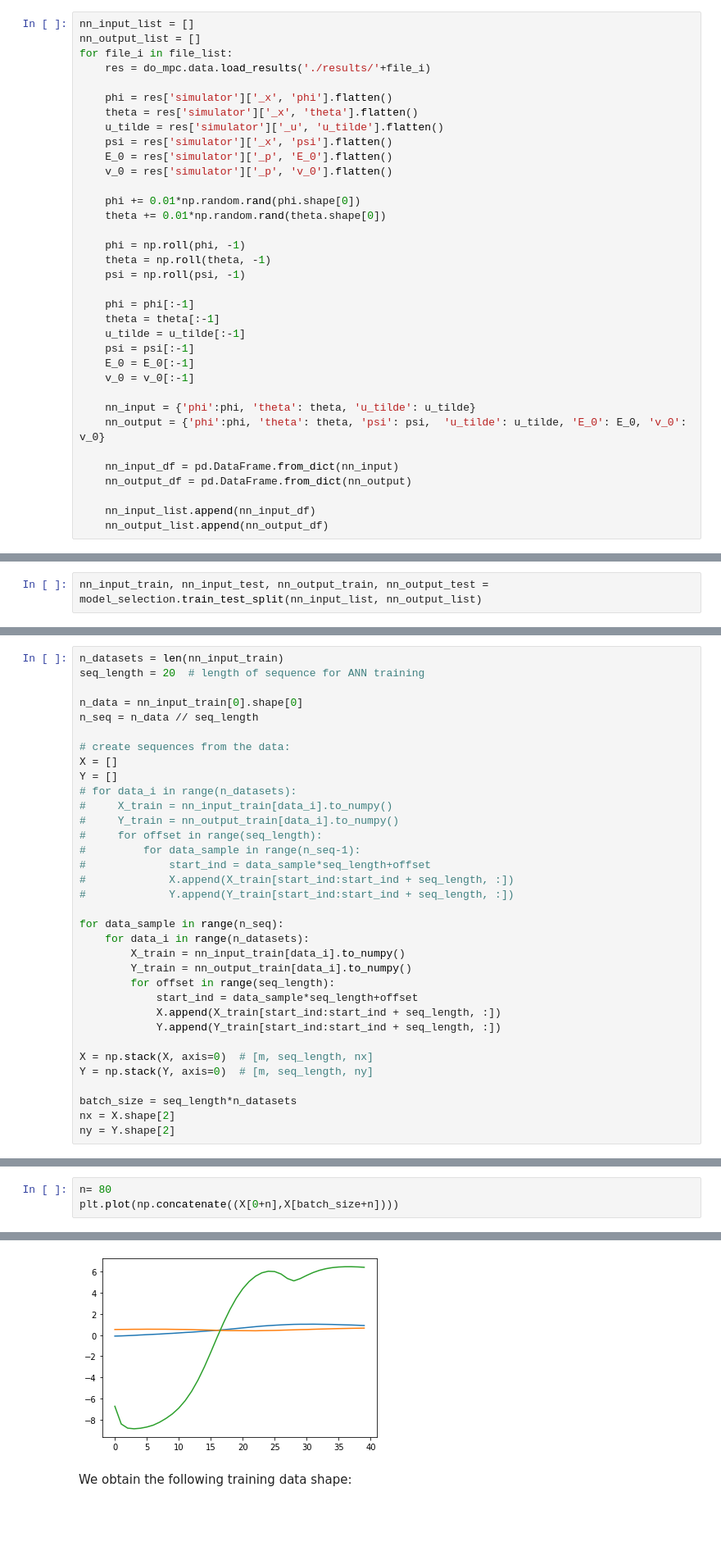
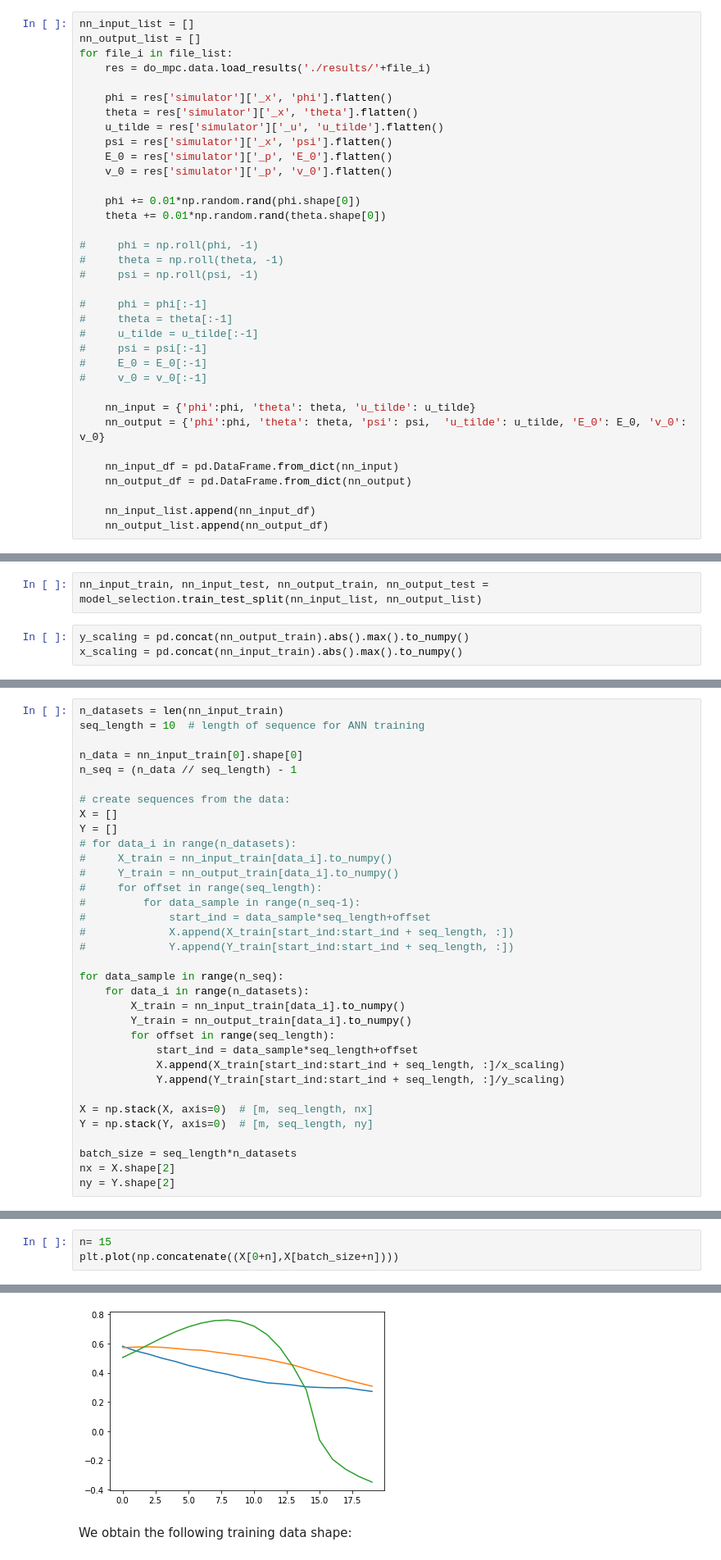
Before and after one commit to 4flixt/2020_MHE_Surrogate, a Jupyter notebook: examples/kite/Prototype_RNN.ipynb, the cells around one changed output, grey strips where cells are left out. Shown: that part at 82% size. Drawn from its saved outputs; the diff is of its cells as text; blank space fills up the shorter version.

```diff
--- a/examples/kite/Prototype_RNN.ipynb
+++ b/examples/kite/Prototype_RNN.ipynb
@@ -27,16 +27,16 @@ for file_i in file_list:
     phi += 0.01*np.random.rand(phi.shape[0])
     theta += 0.01*np.random.rand(theta.shape[0])
 
-    phi = np.roll(phi, -1)
-    theta = np.roll(theta, -1)
-    psi = np.roll(psi, -1)
+#     phi = np.roll(phi, -1)
+#     theta = np.roll(theta, -1)
+#     psi = np.roll(psi, -1)
 
-    phi = phi[:-1]
-    theta = theta[:-1]
-    u_tilde = u_tilde[:-1]
-    psi = psi[:-1]
-    E_0 = E_0[:-1]
-    v_0 = v_0[:-1]
+#     phi = phi[:-1]
+#     theta = theta[:-1]
+#     u_tilde = u_tilde[:-1]
+#     psi = psi[:-1]
+#     E_0 = E_0[:-1]
+#     v_0 = v_0[:-1]
 
     nn_input = {'phi':phi, 'theta': theta, 'u_tilde': u_tilde}
     nn_output = {'phi':phi, 'theta': theta, 'psi': psi,  'u_tilde': u_tilde, 'E_0': E_0, 'v_0': v_0}
@@ -54,3 +54,6 @@ The downside of stateful training is, that data pre-processing is becoming more
 In the code cell below, we are preparing the data for stateful training with `batch_size > 0`.
 # %%
 nn_input_train, nn_input_test, nn_output_train, nn_output_test = model_selection.train_test_split(nn_input_list, nn_output_list)
+# %%
+y_scaling = pd.concat(nn_output_train).abs().max().to_numpy()
+x_scaling = pd.concat(nn_input_train).abs().max().to_numpy()
@@ -57,9 +65,9 @@ nn_input_train, nn_input_test, nn_output_train, nn_output_test = model_selection
 # %%
 n_datasets = len(nn_input_train)
-seq_length = 20  # length of sequence for ANN training
+seq_length = 10  # length of sequence for ANN training
 
 n_data = nn_input_train[0].shape[0]
-n_seq = n_data // seq_length
+n_seq = (n_data // seq_length) - 1
 
 # create sequences from the data:
 X = []
@@ -79,8 +87,8 @@ for data_sample in range(n_seq):
         Y_train = nn_output_train[data_i].to_numpy()
         for offset in range(seq_length):
             start_ind = data_sample*seq_length+offset
-            X.append(X_train[start_ind:start_ind + seq_length, :])
-            Y.append(Y_train[start_ind:start_ind + seq_length, :])
+            X.append(X_train[start_ind:start_ind + seq_length, :]/x_scaling)
+            Y.append(Y_train[start_ind:start_ind + seq_length, :]/y_scaling)
 
 X = np.stack(X, axis=0)  # [m, seq_length, nx]
 Y = np.stack(Y, axis=0)  # [m, seq_length, ny]
@@ -95,11 +103,11 @@ batch_size
 # %%
-n= 80
+n= 15
 plt.plot(np.concatenate((X[0+n],X[batch_size+n])))
 # %% [output]
 [<matplotlib.lines.Line2D at 0x...>,
  <matplotlib.lines.Line2D at 0x...>,
  <matplotlib.lines.Line2D at 0x...>]
-[figure, old version]
+[figure, new version]
 # %% [markdown]
 We obtain the following training data shape:
 # %%
```
Also changed, not shown: parts of 10 cells of this notebook.
